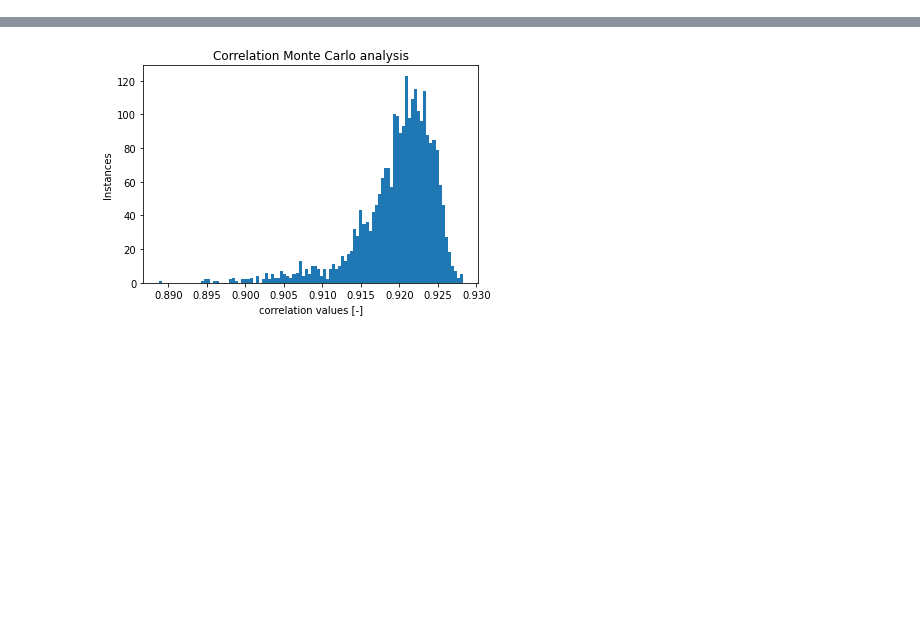
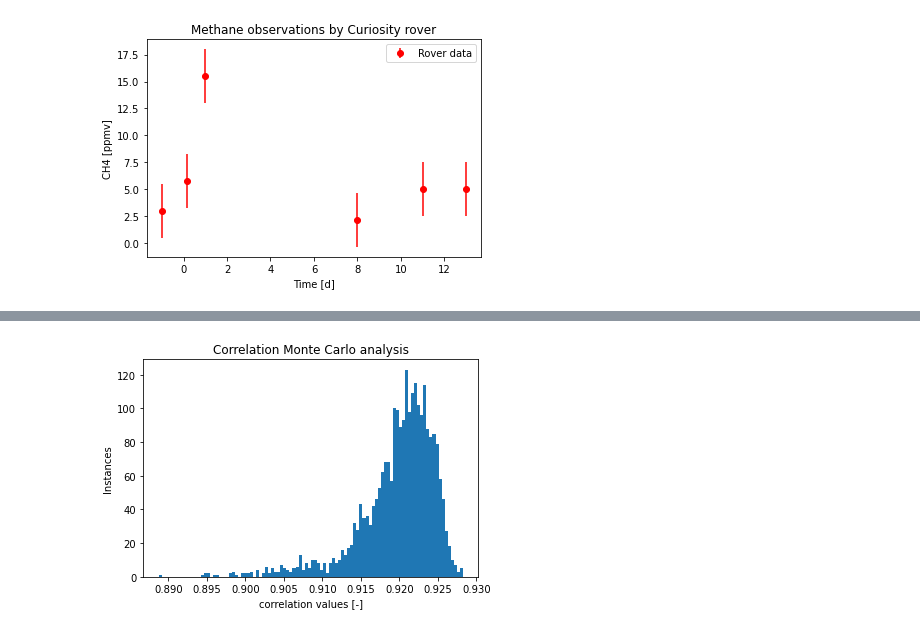
Before and after one commit to DylanDVerburg/ADM1_MRA, a Jupyter notebook: sensitivity_test.ipynb, the cells around one changed output, grey strips where cells are left out. Drawn from its saved outputs; the diff is of its cells as text; code cells hidden in the pictures; blank space fills up the shorter version.

```diff
--- a/sensitivity_test.ipynb
+++ b/sensitivity_test.ipynb
@@ -131,18 +151,32 @@ def parse_data_to_file(filename, results):
 # %%
 mars_instance = ADM1_instance(T_ad = 298.15, V_liq = 3400, V_gas = 300, p_atm = 1.013, q_ad = 0) #[K], [m^3], [m^3], [bar], [m^3/ d]
 
 #Mars peak data from Giuranna et al. 2019
-t_rover = [-1,0, 1, 8, 11, 13] #days
+t_rover = [-1, 0.17, 1, 8, 11, 13] #days
 CH4_observations = [3, 5.78, 15.5, 2.13, 5, 5] #ppbv
+
+fig, ax = plt.subplots()
+ax.errorbar(t_rover, CH4_observations,
+            yerr=2.5,
+            fmt='ro',
+           label = "Rover data")
+
+ax.set_xlabel('Time [d]')
+ax.set_ylabel('CH4 [ppmv]')
+ax.set_title('Methane observations by Curiosity rover')
+ax.legend()
+#plt.savefig('methane_observation.png')
 
 #Trainer et al. 2019
 Mars_atmosphere = [['Co2', 'N2', 'Ar', 'O2', 'CO', 'P'],[0.951, 0.0259, 0.0194, 0.0016, 0.008]]
 expected = pd.DataFrame([np.array(t_rover) , CH4_observations], ['x', 'y'])
 
 #define montecarlo avarages in an array
 x_avr = mars_instance.initial_state.transpose().iloc[:,0].to_list()[:]
 x_avr.append(mars_instance.V_liq)
 x_avr.append(mars_instance.V_gas)
 
 #define standart deviation as 1/3th the magnitude of the avarage
-x_std = np.array(x_avr) / 4
+x_std = np.array(x_avr) / 3
+# %% [output]
+[figure, added]
```
Also changed, not shown: parts of 10 cells of this notebook, 1 other file.
